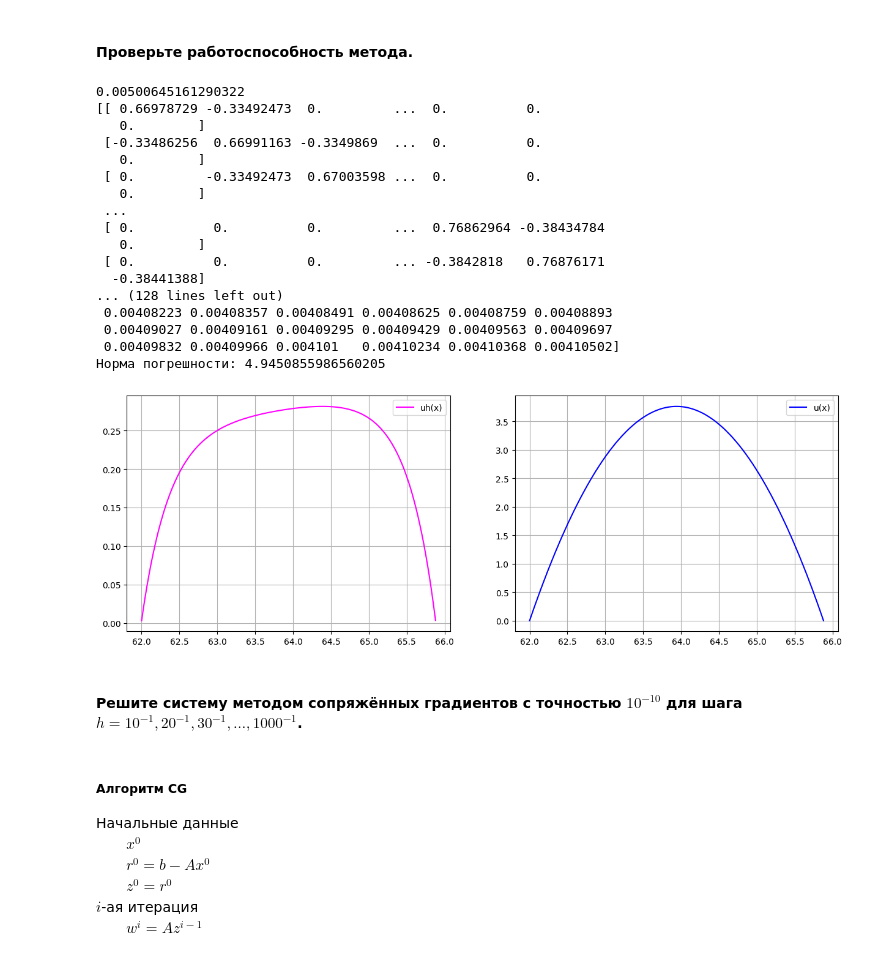
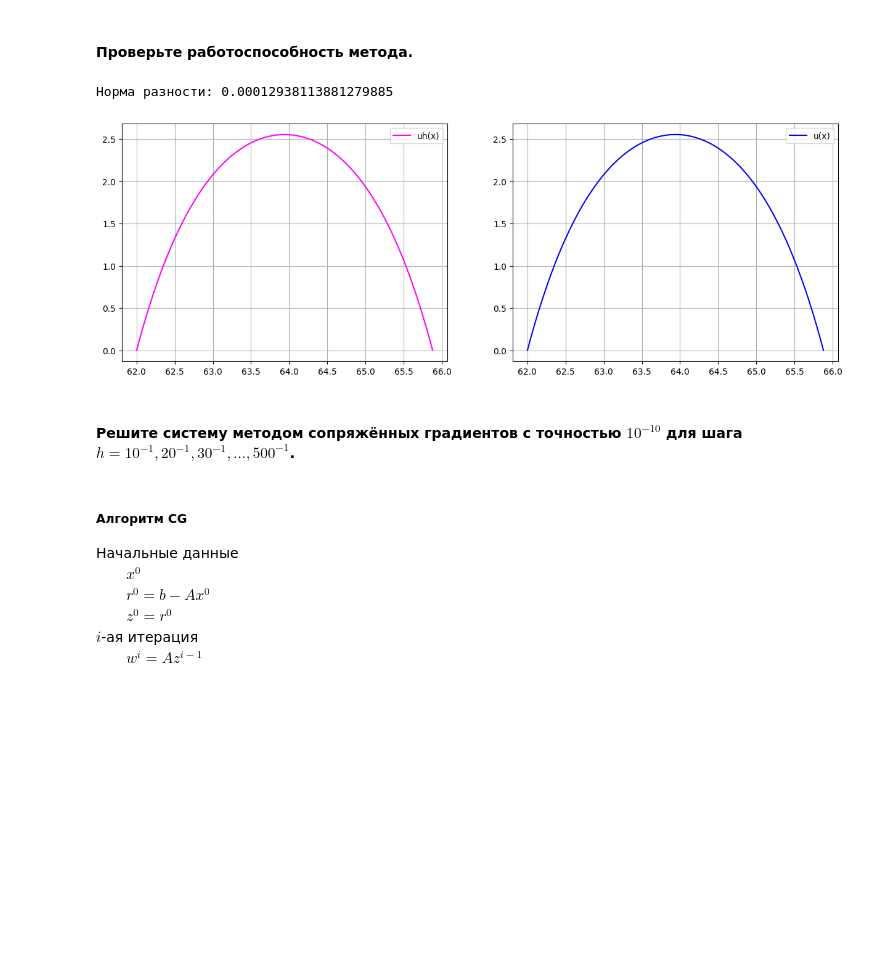
Before and after one commit to ALex2002Sim/NumericalMeth, a Jupyter notebook: lab2Sem9.ipynb, the cells around one changed output. Drawn from its saved outputs; the diff is of its cells as text; code cells hidden in the pictures; blank space fills up the shorter version.

```diff
--- a/lab2Sem9.ipynb
+++ b/lab2Sem9.ipynb
@@ -20,26 +19,21 @@ a, b
 # %% [output]
 (np.float64(62.0), np.float64(65.88))
 # %%
-p1 = K*np.exp(10*N/K)
-q1 = N*np.sin(np.power(K, N)) + 2*K
+p = lambda x: np.sin(N*x/np.pi) + np.cos(2*N)*x - 20
 
-def p(x)->float:
-    return x**2/50 - 10   #np.sin(N*x/np.pi) + np.cos(2*N)*x - 20
+q = lambda x: np.exp(np.cos(N*x/np.pi)) + np.power(np.cos(N*x/10), 2) + 1
 
-def q(x)->float:
-    return 0
+dp = lambda x: N/np.pi*np.cos(N*x/np.pi) + np.cos(2*N)
 
-def dp(x)->float:
-    return 1/25*x #N/np.pi*np.cos(N*x/np.pi) + np.cos(2*N)
+func = np.array([p, dp, q])
+name = np.array(['p', 'dp', 'q'])
+col = np.array(['fuchsia', 'red', 'blue'])
 
-# fig, axs = plt.subplots(1, 2, figsize=(15, 5))
+fig, axs = plt.subplots(1, 3, figsize=(20, 5))
+x = np.linspace(a, b, 1000)
 
-# x = np.linspace(a, b, 1000)
-
-# axs[0].plot(x, p(x), label='p(x)', color='fuchsia')
-# axs[1].plot(x, q(x), label='q(x)', color='blue')
-
-# axs[0].legend()
-# axs[1].legend()
-# axs[0].grid()
-# axs[1].grid()
+for i in range(axs.size):
+    axs[i].plot(x, func[i](x), label=name[i]+'(x)', color = col[i])
+    axs[i].grid()
+    axs[i].legend()
+plt.show()
@@ -249,43 +159,30 @@ def mtr(h:float, simp:str='', t:int=1)->NDArray[np.float64]:
 # %% [markdown]
 #### Проверьте работоспособность метода.
 # %%
-h = 0.005
+h = 0.01
+n = int((b-a)/h)
 
-alpha = np.linalg.solve(mtr(h, 'no', 2), fRight(h, 'no', 2))
+A, c = createMtrVect(n)
 
-x = np.linspace(a, b, int((b-a)/h)-1)
+alpha = [u(a)] + list(np.linalg.solve(A, c)) + [u(b)]
+
+x = np.linspace(a, b, n)
 
 fig, axs = plt.subplots(1, 2, figsize=(15, 5))
 
 axs[0].plot(x, alpha, color='fuchsia', label='uh(x)')
 axs[1].plot(x, u(x), color='blue', label='u(x)')
 
 for i in range(axs.size):
     axs[i].grid()
     axs[i].legend()
 
-print(f'Норма погрешности: {np.sqrt(h)*np.linalg.norm(u(x)-alpha, 2)}')
+print(f'Норма разности: {np.linalg.norm(u(x)-alpha, ord=2)}')
 # %% [output]
-0.00500645161290322
-[[ 0.66978729 -0.33492473  0.         ...  0.          0.
-   0.        ]
- [-0.33486256  0.66991163 -0.3349869  ...  0.          0.
-   0.        ]
- [ 0.         -0.33492473  0.67003598 ...  0.          0.
-   0.        ]
- ...
- [ 0.          0.          0.         ...  0.76862964 -0.38434784
-   0.        ]
- [ 0.          0.          0.         ... -0.3842818   0.76876171
-  -0.38441388]
-... (128 lines left out)
- 0.00408223 0.00408357 0.00408491 0.00408625 0.00408759 0.00408893
- 0.00409027 0.00409161 0.00409295 0.00409429 0.00409563 0.00409697
- 0.00409832 0.00409966 0.004101   0.00410234 0.00410368 0.00410502]
-Норма погрешности: 4.9450855986560205
+Норма разности: 0.00012938113881279885
-[figure, old version]
+[figure, new version]
 # %% [markdown]
-#### Решите систему методом сопряжённых градиентов с точностью $10^{-10}$ для шага $h = 10^{-1}, 20^{-1}, 30^{-1}, . . . , 1000^{-1}$.
+#### Решите систему методом сопряжённых градиентов с точностью $10^{-10}$ для шага $h = 10^{-1}, 20^{-1}, 30^{-1}, . . . , 500^{-1}$.
 # %% [markdown]
 ##### Алгоритм CG
 
```
Also changed, not shown: parts of 19 cells of this notebook.
